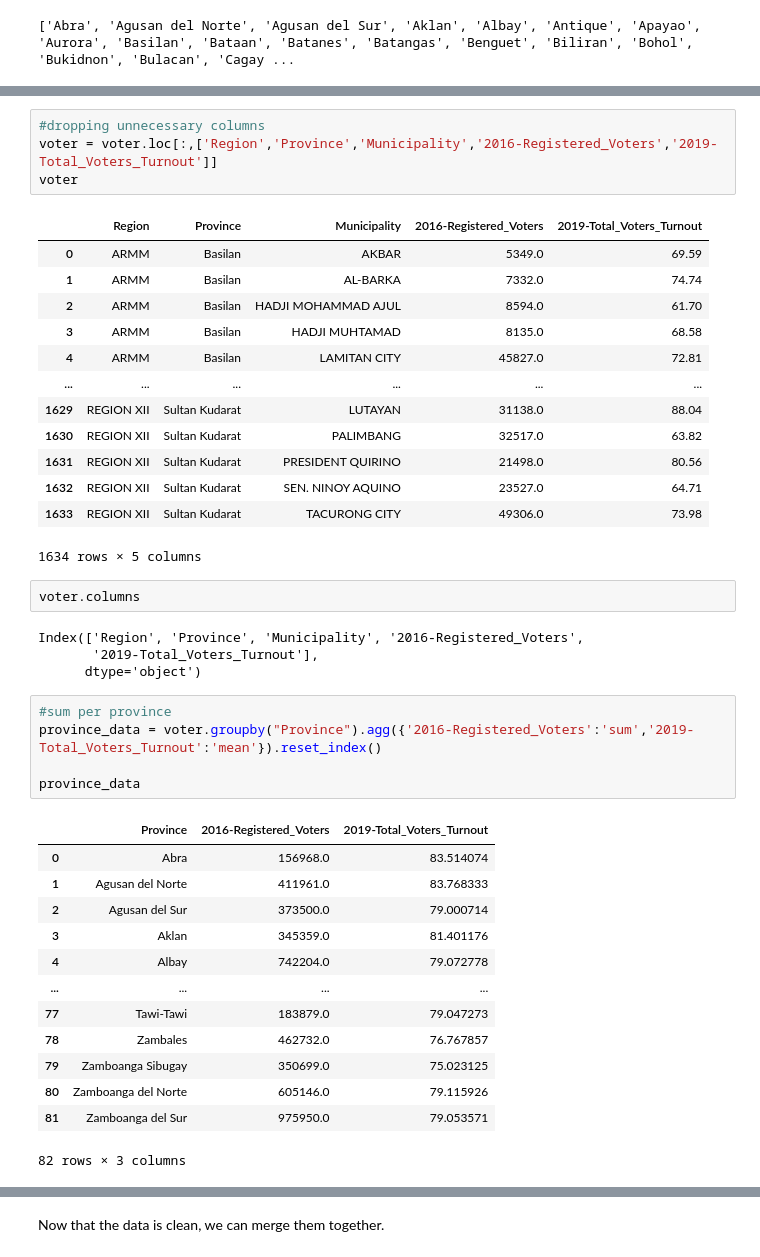
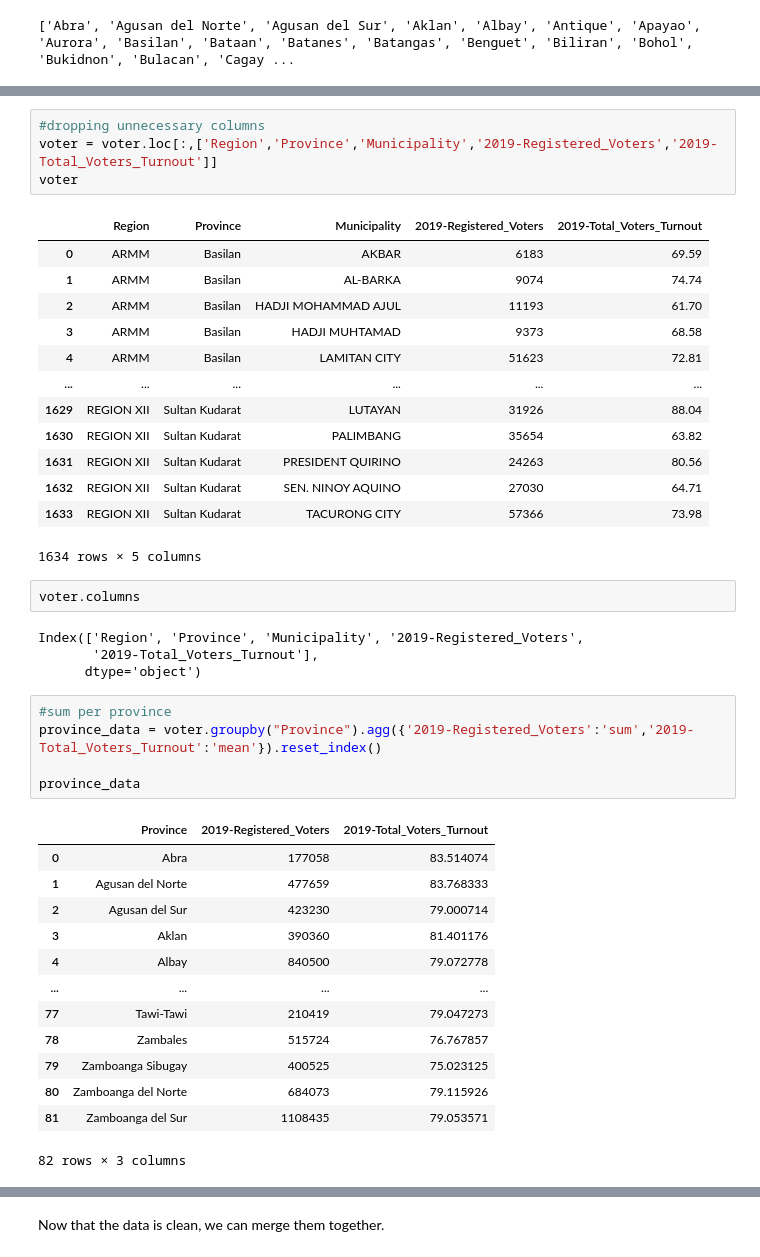
Before and after one commit to nicoataiza/DSFC8-Sprint-1-Group-2, a Jupyter notebook: LUNAR/notebook/Registered Voters.ipynb, the cells around one changed output, grey strips where cells are left out. Drawn from its saved outputs; the diff is of its cells as text.

```diff
--- a/LUNAR/notebook/Registered Voters.ipynb
+++ b/LUNAR/notebook/Registered Voters.ipynb
@@ -137,46 +137,46 @@ dtypes: float64(24), int64(8), object(4)
 memory usage: 459.7+ KB
 # %%
 #dropping unnecessary columns
-voter = voter.loc[:,['Region','Province','Municipality','2016-Registered_Voters','2019-Total_Voters_Turnout']]
+voter = voter.loc[:,['Region','Province','Municipality','2019-Registered_Voters','2019-Total_Voters_Turnout']]
 voter
 # %% [output]
-|  | Region | Province | Municipality | 2016-Registered_Voters | 2019-Total_Voters_Turnout |
-| 0 | ARMM | Basilan | AKBAR | 5349.0 | 69.59 |
-| 1 | ARMM | Basilan | AL-BARKA | 7332.0 | 74.74 |
-| 2 | ARMM | Basilan | HADJI MOHAMMAD AJUL | 8594.0 | 61.70 |
-| 3 | ARMM | Basilan | HADJI MUHTAMAD | 8135.0 | 68.58 |
-| 4 | ARMM | Basilan | LAMITAN CITY | 45827.0 | 72.81 |
+|  | Region | Province | Municipality | 2019-Registered_Voters | 2019-Total_Voters_Turnout |
+| 0 | ARMM | Basilan | AKBAR | 6183 | 69.59 |
+| 1 | ARMM | Basilan | AL-BARKA | 9074 | 74.74 |
+| 2 | ARMM | Basilan | HADJI MOHAMMAD AJUL | 11193 | 61.70 |
+| 3 | ARMM | Basilan | HADJI MUHTAMAD | 9373 | 68.58 |
+| 4 | ARMM | Basilan | LAMITAN CITY | 51623 | 72.81 |
 | ... | ... | ... | ... | ... | ... |
-| 1629 | REGION XII | Sultan Kudarat | LUTAYAN | 31138.0 | 88.04 |
-| 1630 | REGION XII | Sultan Kudarat | PALIMBANG | 32517.0 | 63.82 |
-| 1631 | REGION XII | Sultan Kudarat | PRESIDENT QUIRINO | 21498.0 | 80.56 |
-| 1632 | REGION XII | Sultan Kudarat | SEN. NINOY AQUINO | 23527.0 | 64.71 |
-| 1633 | REGION XII | Sultan Kudarat | TACURONG CITY | 49306.0 | 73.98 |
+| 1629 | REGION XII | Sultan Kudarat | LUTAYAN | 31926 | 88.04 |
+| 1630 | REGION XII | Sultan Kudarat | PALIMBANG | 35654 | 63.82 |
+| 1631 | REGION XII | Sultan Kudarat | PRESIDENT QUIRINO | 24263 | 80.56 |
+| 1632 | REGION XII | Sultan Kudarat | SEN. NINOY AQUINO | 27030 | 64.71 |
+| 1633 | REGION XII | Sultan Kudarat | TACURONG CITY | 57366 | 73.98 |
 1634 rows × 5 columns
 # %%
 voter.columns
 # %% [output]
-Index(['Region', 'Province', 'Municipality', '2016-Registered_Voters',
+Index(['Region', 'Province', 'Municipality', '2019-Registered_Voters',
        '2019-Total_Voters_Turnout'],
       dtype='object')
 # %%
 #sum per province
-province_data = voter.groupby("Province").agg({'2016-Registered_Voters':'sum','2019-Total_Voters_Turnout':'mean'}).reset_index()
+province_data = voter.groupby("Province").agg({'2019-Registered_Voters':'sum','2019-Total_Voters_Turnout':'mean'}).reset_index()
 
 province_data
 # %% [output]
-|  | Province | 2016-Registered_Voters | 2019-Total_Voters_Turnout |
-| 0 | Abra | 156968.0 | 83.514074 |
-| 1 | Agusan del Norte | 411961.0 | 83.768333 |
-| 2 | Agusan del Sur | 373500.0 | 79.000714 |
-| 3 | Aklan | 345359.0 | 81.401176 |
-| 4 | Albay | 742204.0 | 79.072778 |
+|  | Province | 2019-Registered_Voters | 2019-Total_Voters_Turnout |
+| 0 | Abra | 177058 | 83.514074 |
+| 1 | Agusan del Norte | 477659 | 83.768333 |
+| 2 | Agusan del Sur | 423230 | 79.000714 |
+| 3 | Aklan | 390360 | 81.401176 |
+| 4 | Albay | 840500 | 79.072778 |
 | ... | ... | ... | ... |
-| 77 | Tawi-Tawi | 183879.0 | 79.047273 |
-| 78 | Zambales | 462732.0 | 76.767857 |
-| 79 | Zamboanga Sibugay | 350699.0 | 75.023125 |
-| 80 | Zamboanga del Norte | 605146.0 | 79.115926 |
-| 81 | Zamboanga del Sur | 975950.0 | 79.053571 |
+| 77 | Tawi-Tawi | 210419 | 79.047273 |
+| 78 | Zambales | 515724 | 76.767857 |
+| 79 | Zamboanga Sibugay | 400525 | 75.023125 |
+| 80 | Zamboanga del Norte | 684073 | 79.115926 |
+| 81 | Zamboanga del Sur | 1108435 | 79.053571 |
 82 rows × 3 columns
 # %%
 #converting in Millions
```
Also changed, not shown: parts of 4 cells of this notebook, 8 other files.
